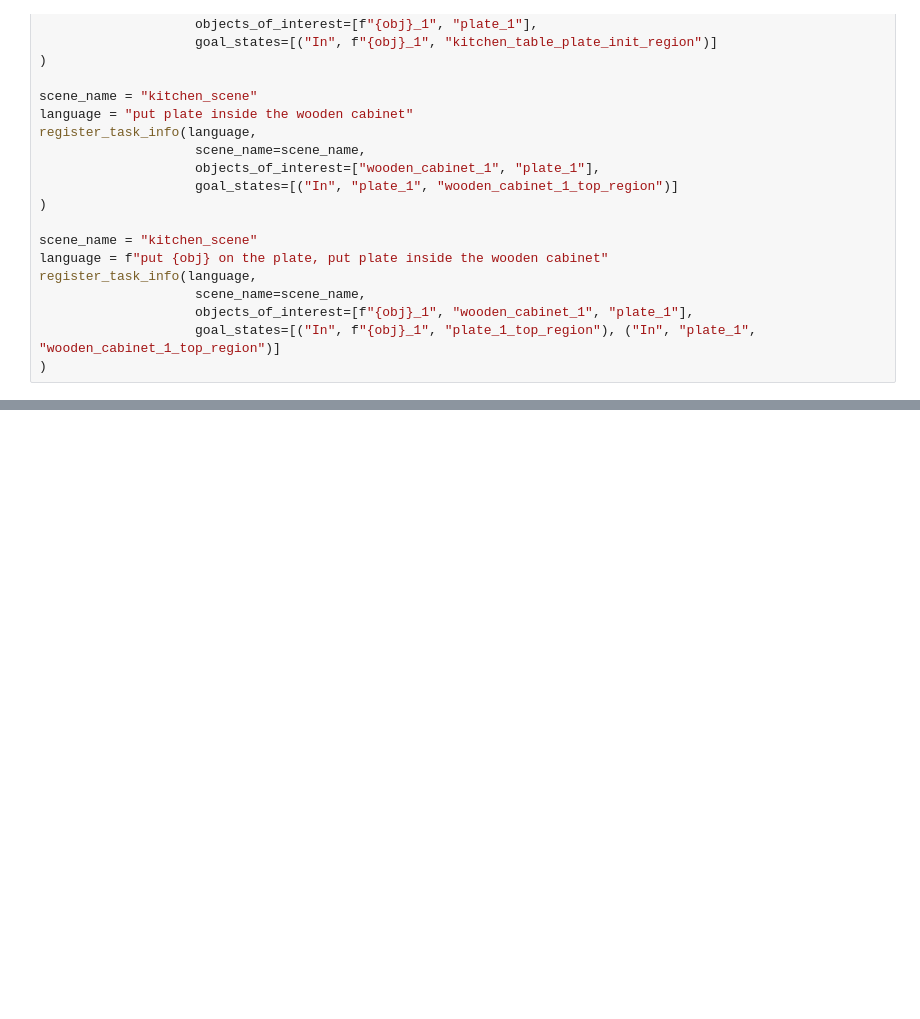
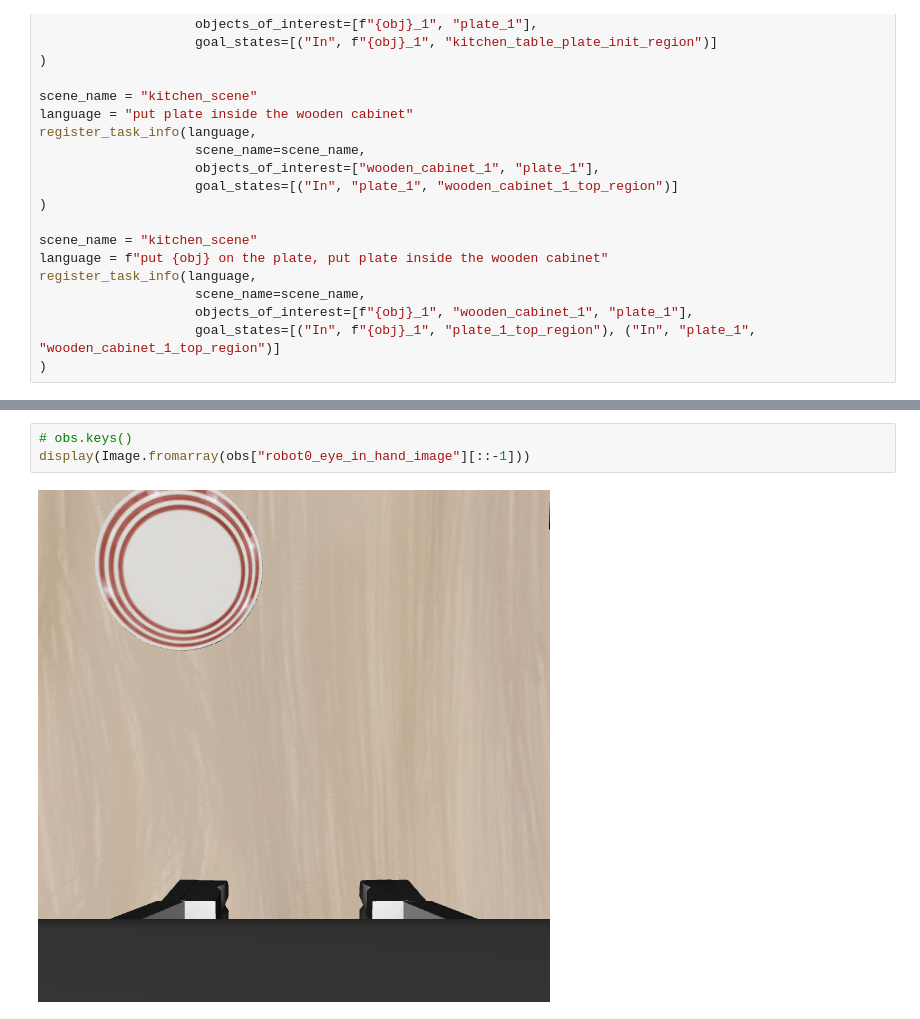
Before and after one commit to YY-GX/LIBERO, a Jupyter notebook: notebooks/custom_task.ipynb, the cells around one changed output, grey strips where cells are left out. Saved outputs shown, nothing was run; the diff lists cells and outputs as text; blank space fills up the shorter version.

```diff
--- a/notebooks/custom_task.ipynb
+++ b/notebooks/custom_task.ipynb
@@ -143,0 +147,5 @@ display(Image.fromarray(obs["agentview_image"][::-1]))
+# %%
+# obs.keys()
+display(Image.fromarray(obs["robot0_eye_in_hand_image"][::-1]))
+# %% [output]
+[figure, added]
```
Also changed, not shown: parts of 3 cells of this notebook, 6 other files.
